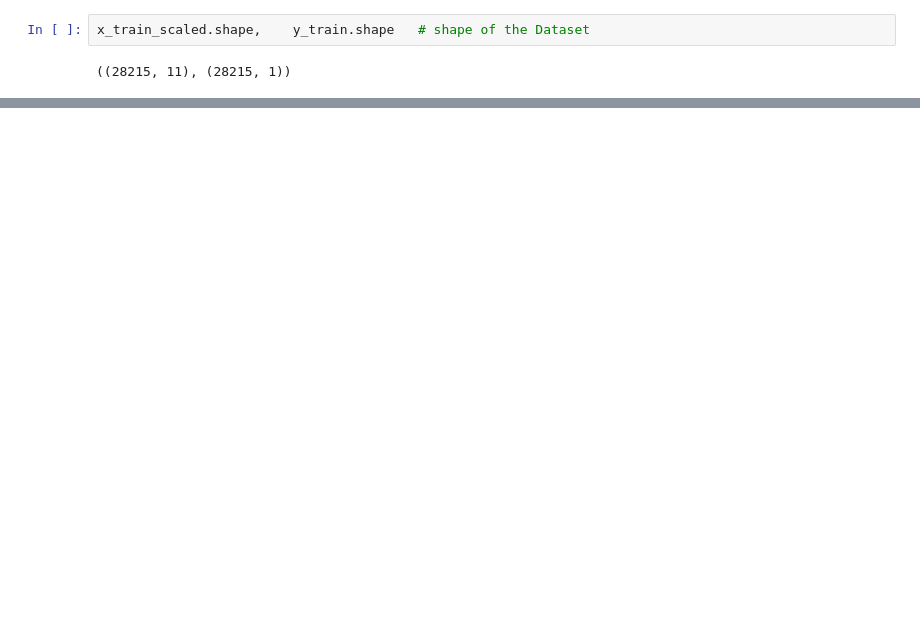
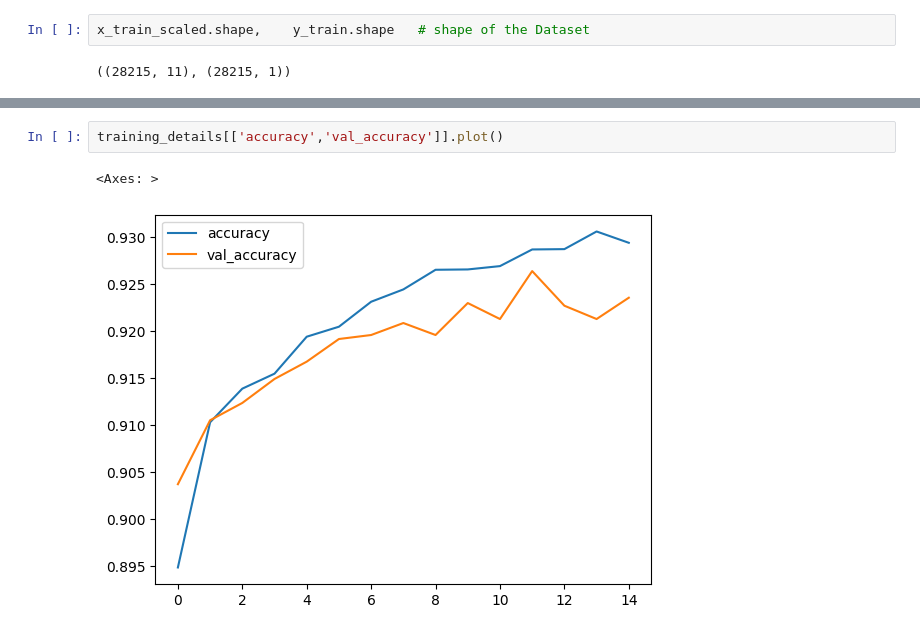
Before and after one commit to upflairs-pvt-ltd/jecrc-AI_ML_example-27thsep2023, a Jupyter notebook: Deep learning/ANN/classification_project.ipynb, the cells around one changed output, grey strips where cells are left out. Saved outputs shown, nothing was run; the diff lists cells and outputs as text; blank space fills up the shorter version.

```diff
--- a/Deep learning/ANN/classification_project.ipynb
+++ b/Deep learning/ANN/classification_project.ipynb
@@ -204,0 +205,5 @@ training_details
+# %%
+training_details[['accuracy','val_accuracy']].plot()
+# %% [output]
+<Axes: >
+[figure, added]
```
Also changed, not shown: parts of 13 cells of this notebook.
